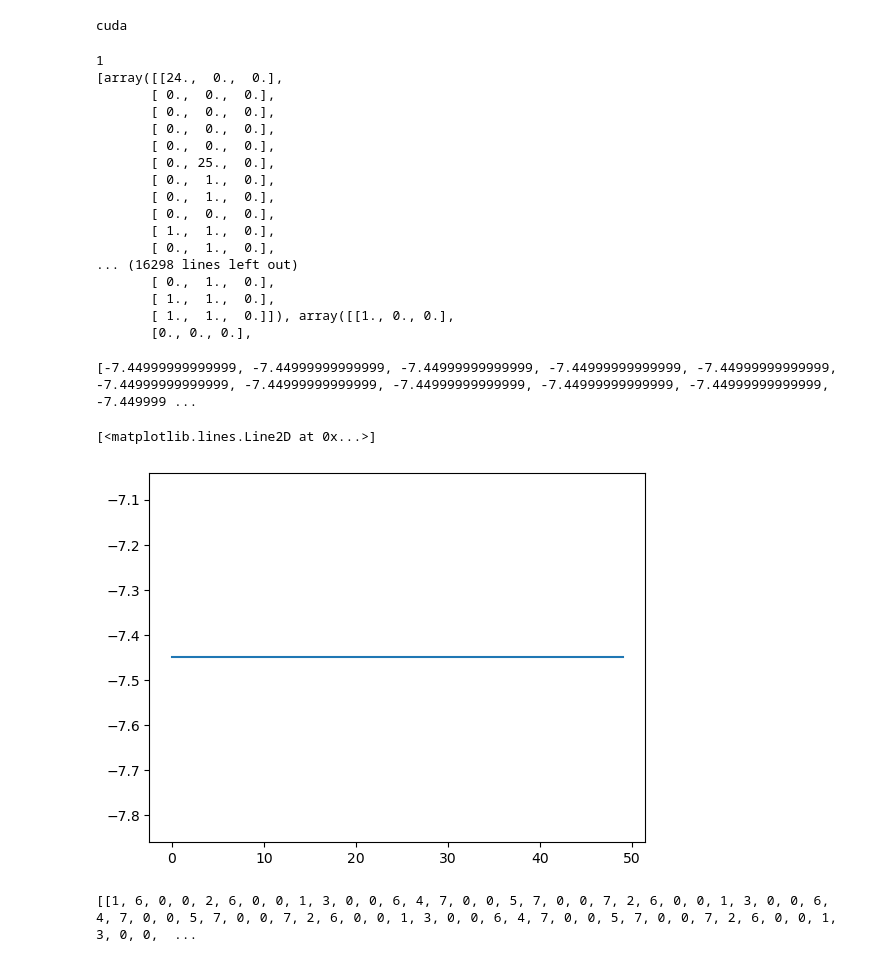
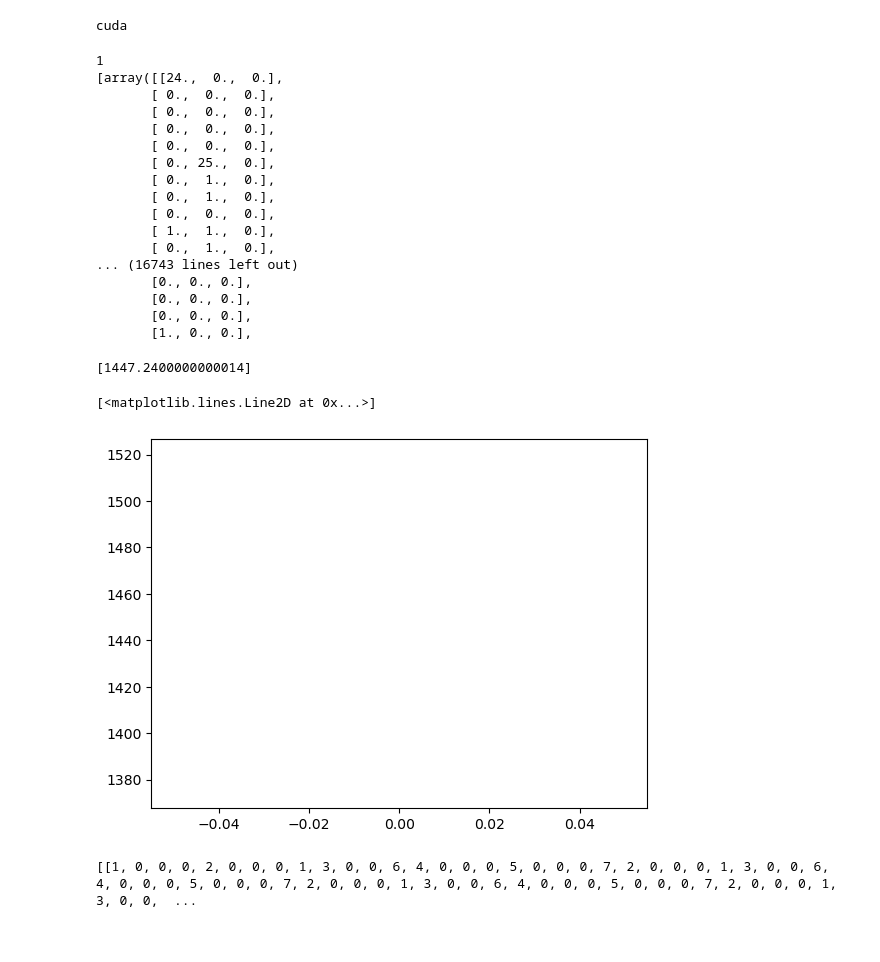
Before and after one commit to JunCay/DynamicPetriNetToolKit, a Jupyter notebook: by_logic.ipynb, the cells around one changed output. Cells and saved outputs as stored; diff of their text form; code cells hidden in the pictures.

```diff
--- a/by_logic.ipynb
+++ b/by_logic.ipynb
@@ -67,31 +67,29 @@ action = agent.take_action(state)
 
 return_list = []
 action_list = []
-for i in range(1):
-    with tqdm(total=int(num_episode / 10), desc='Iteration %d' % i) as pbar:
-        for i_episode in range(int(num_episode / 10)):
-            episode_return = 0
-            state = efm_net.reset()
-            done = False
-            this_action = []
 
-            while not done:
-                action = agent.take_action(state)
-                this_action.append(action)
-                print(action)
-                next_state, reward, done = efm_net.step(action)
-                state = next_state
-                print(state)
+episode_return = 0
+state = efm_net.reset()
+done = False
+this_action = []
 
-                episode_return += reward
+while not done:
+    action = agent.take_action(state)
+    this_action.append(action)
+    # print(action)
+    next_state, reward, done = efm_net.step(action)
+    state = next_state
+    # print(state)
+
+    episode_return += reward
 
 
-                if efm_net.train_time > 100:
-                    done = True
+    if efm_net.train_time > 1000:
+        done = True
 
 
-            return_list.append(episode_return)
-            action_list.append(this_action)
+return_list.append(episode_return)
+action_list.append(this_action)
 # %% [output]
 1
 [array([[24.,  0.,  0.],
@@ -105,22 +103,22 @@ for i in range(1):
        [ 0.,  0.,  0.],
        [ 1.,  1.,  0.],
        [ 0.,  1.,  0.],
-... (16298 lines left out)
-       [ 0.,  1.,  0.],
-       [ 1.,  1.,  0.],
-       [ 1.,  1.,  0.]]), array([[1., 0., 0.],
+... (16743 lines left out)
        [0., 0., 0.],
+       [0., 0., 0.],
+       [0., 0., 0.],
+       [1., 0., 0.],
 # %%
 print(return_list)
-plt.plot(range(len(return_list)), return_list)
+# plt.plot(range(len(return_list)), return_list)
 # %% [output]
-[-7.44999999999999, -7.44999999999999, -7.44999999999999, -7.44999999999999, -7.44999999999999, -7.44999999999999, -7.44999999999999, -7.44999999999999, -7.44999999999999, -7.44999999999999, -7.449999 ...
+[1447.2400000000014]
 [<matplotlib.lines.Line2D at 0x...>]
-[figure, old version]
+[figure, new version]
 # %%
-print(action_list)
+print(action_list[0])
 # %% [output]
-[[1, 6, 0, 0, 2, 6, 0, 0, 1, 3, 0, 0, 6, 4, 7, 0, 0, 5, 7, 0, 0, 7, 2, 6, 0, 0, 1, 3, 0, 0, 6, 4, 7, 0, 0, 5, 7, 0, 0, 7, 2, 6, 0, 0, 1, 3, 0, 0, 6, 4, 7, 0, 0, 5, 7, 0, 0, 7, 2, 6, 0, 0, 1, 3, 0, 0,  ...
+[[1, 0, 0, 0, 2, 0, 0, 0, 1, 3, 0, 0, 6, 4, 0, 0, 0, 5, 0, 0, 0, 7, 2, 0, 0, 0, 1, 3, 0, 0, 6, 4, 0, 0, 0, 5, 0, 0, 0, 7, 2, 0, 0, 0, 1, 3, 0, 0, 6, 4, 0, 0, 0, 5, 0, 0, 0, 7, 2, 0, 0, 0, 1, 3, 0, 0,  ...
 # %%
 action_path = 'action_logic.csv'
 
```
Also changed, not shown: parts of 1 cell of this notebook, 8 other files.
